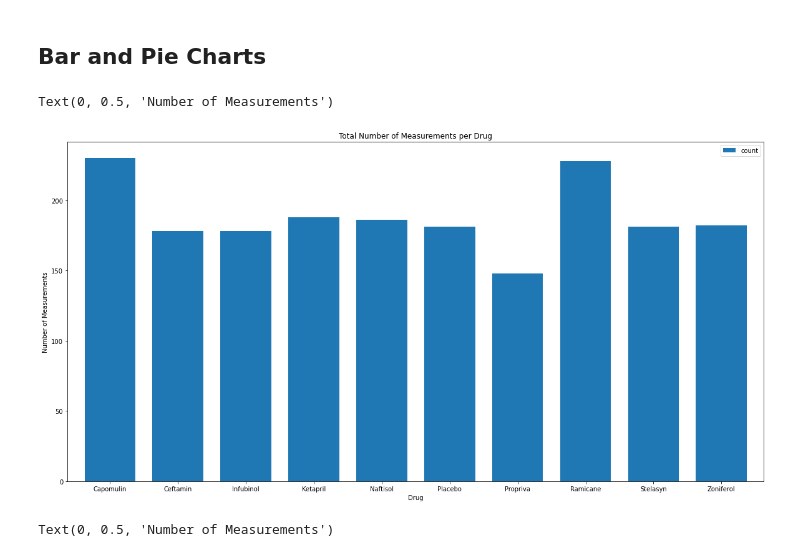
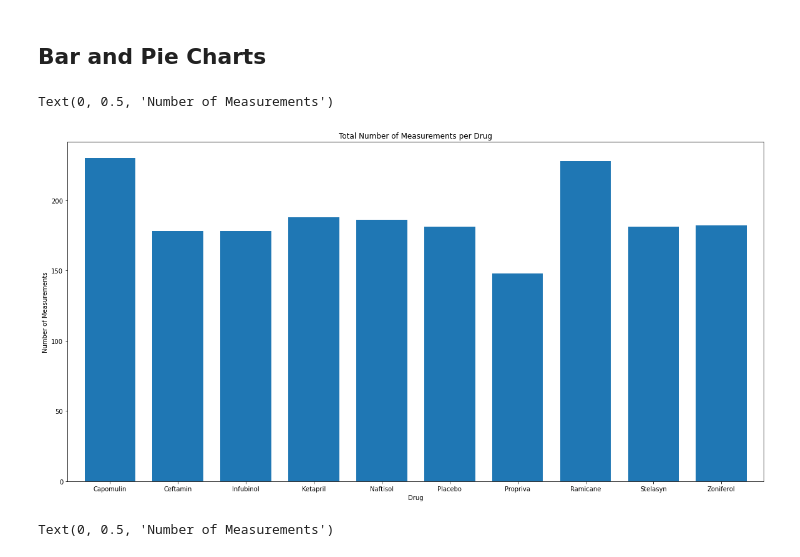
Before and after one commit to NateWitte/matplotlib-challenge, a Jupyter notebook: pymaceuticals_Witte.ipynb, the cells around one changed output. Cells and saved outputs as stored; diff of their text form; code cells hidden in the pictures.

```diff
--- a/pymaceuticals_Witte.ipynb
+++ b/pymaceuticals_Witte.ipynb
@@ -139,12 +139,12 @@ other_sum_df
 # %%
 # Generate a bar plot showing the total number of measurements taken on each drug regimen using pandas.
 panda_bar_df=clean_df.groupby("Drug Regimen").agg(['count'])["Mouse ID"]
-ax=panda_bar_df.plot(kind='bar',y="count", figsize=(20,10),title="Total Number of Measurements per Drug", rot=0,width=0.75)
+ax=panda_bar_df.plot(kind='bar',y="count", figsize=(20,10),title="Total Number of Measurements per Drug", rot=0,width=0.75, legend=False, xlim=(-0.75, len(x_axis)-0.25))
 plt.xlabel("Drug")
 plt.ylabel("Number of Measurements")
 # %% [output]
 Text(0, 0.5, 'Number of Measurements')
-[figure, old version]
+[figure, new version]
 # %%
 # Generate a bar plot showing the total number of measurements taken on each drug regimen using pyplot.
 measurements=regimen_group["Mouse ID"].count()
```
Also changed, not shown: parts of 4 cells of this notebook.
